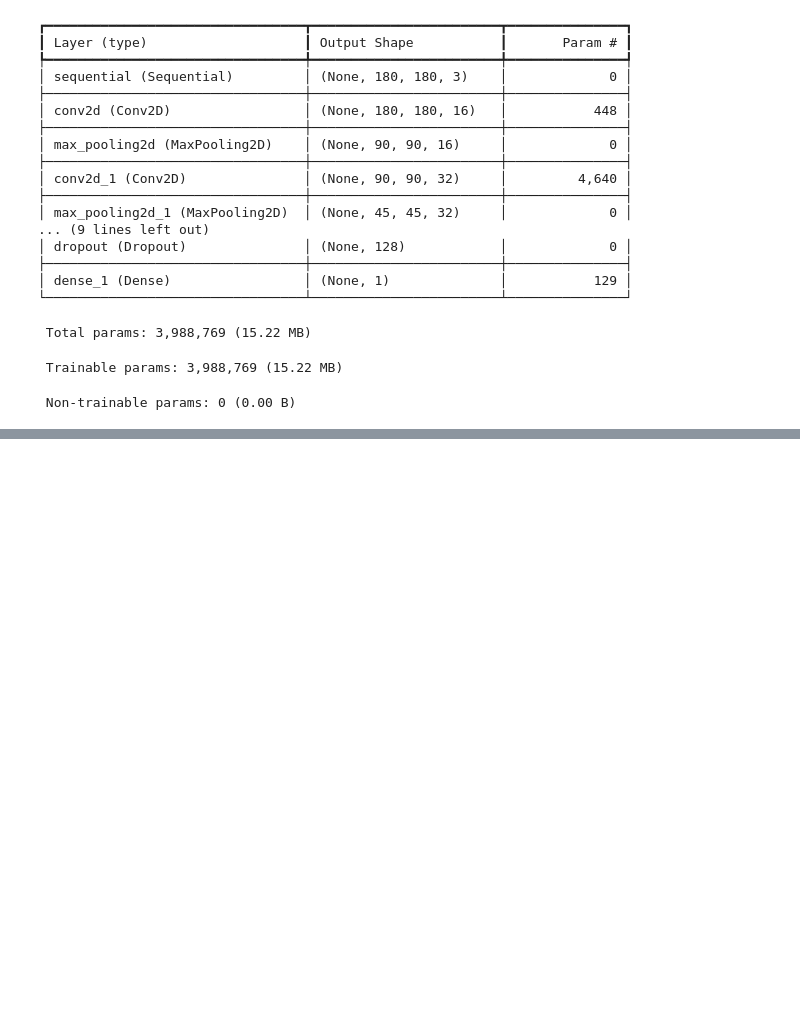
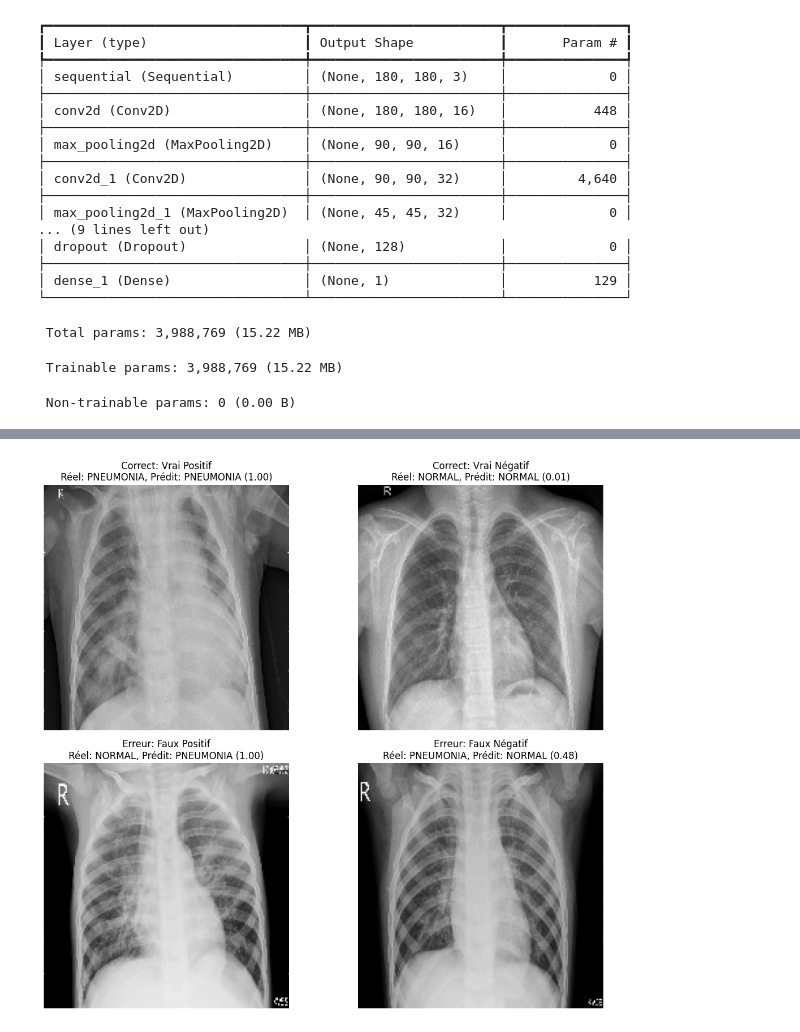
Before and after one commit to alikamal234-gif/ChestScan-AI, a Jupyter notebook: main.ipynb, the cells around one changed output, grey strips where cells are left out. Saved outputs shown, nothing was run; the diff lists cells and outputs as text; code cells hidden in the pictures; blank space fills up the shorter version.

```diff
--- a/main.ipynb
+++ b/main.ipynb
@@ -222,0 +368,35 @@ plt.show()
+# %%
+plt.figure(figsize=(12, 10))
+
+plt.subplot(2, 2, 1)
+if len(idx_tp) > 0:
+    idx = idx_tp[0]
+    plt.imshow(test_images_all[idx])
+    plt.title(f"Correct: Vrai Positif\nRéel: PNEUMONIA, Prédit: PNEUMONIA ({y_pred_probs[idx]:.2f})")
+plt.axis('off')
+
+plt.subplot(2, 2, 2)
+if len(idx_tn) > 0:
+    idx = idx_tn[0]
+    plt.imshow(test_images_all[idx])
+    plt.title(f"Correct: Vrai Négatif\nRéel: NORMAL, Prédit: NORMAL ({y_pred_probs[idx]:.2f})")
+plt.axis('off')
+
+plt.subplot(2, 2, 3)
+if len(idx_fp) > 0:
+    idx = idx_fp[0]
+    plt.imshow(test_images_all[idx])
+    plt.title(f"Erreur: Faux Positif\nRéel: NORMAL, Prédit: PNEUMONIA ({y_pred_probs[idx]:.2f})")
+plt.axis('off')
+
+plt.subplot(2, 2, 4)
+if len(idx_fn) > 0:
+    idx = idx_fn[0]
+    plt.imshow(test_images_all[idx])
+    plt.title(f"Erreur: Faux Négatif\nRéel: PNEUMONIA, Prédit: NORMAL ({y_pred_probs[idx]:.2f})")
+plt.axis('off')
+
+plt.tight_layout()
+plt.show()
+# %% [output]
+[figure, added]
```
Also changed, not shown: parts of 20 cells of this notebook.
